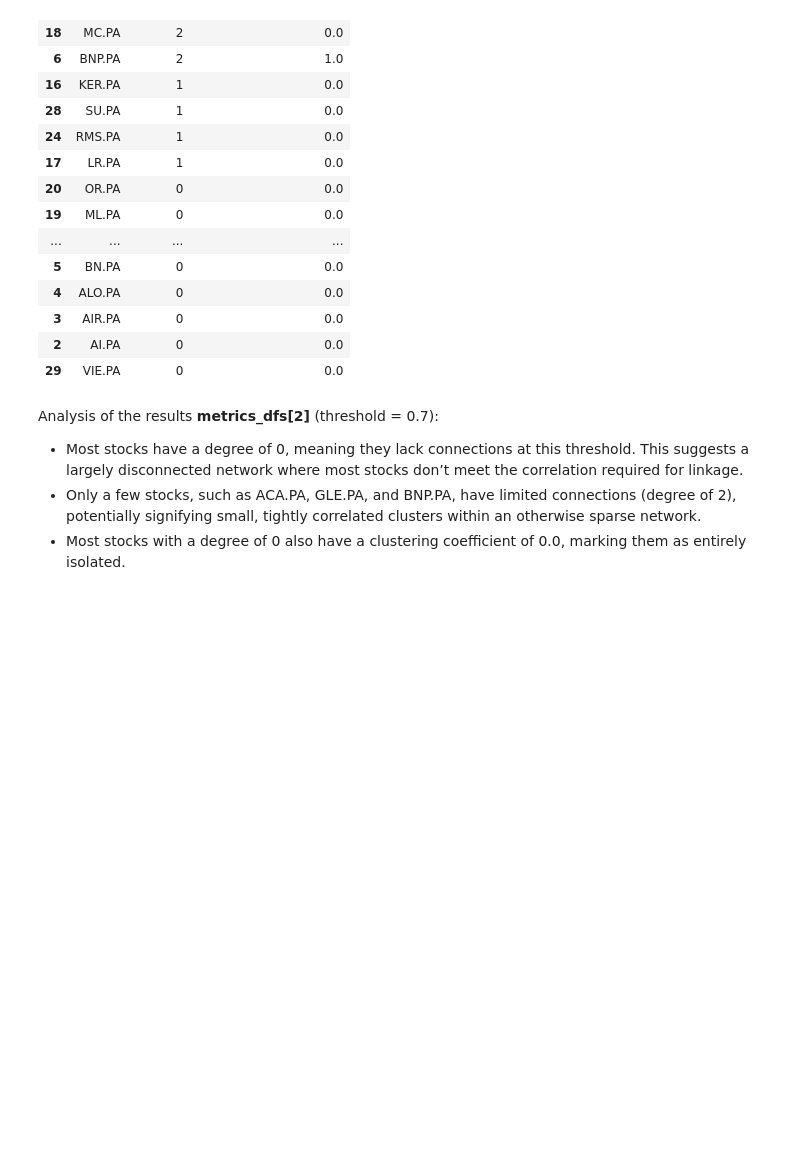
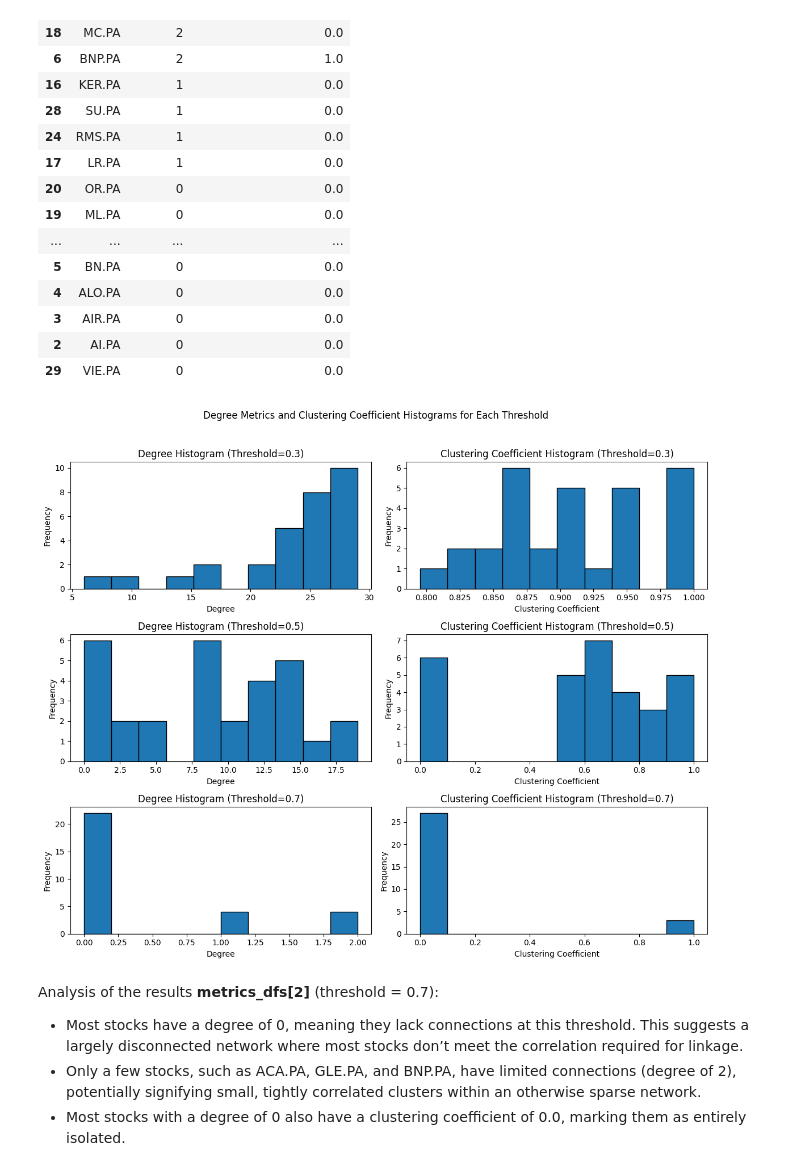
Before and after one commit to AntoineBuffandeau/Data_analysis_on_stocks, a Jupyter notebook: data_related_inn_fin.ipynb, the cells around one changed output. Cells and saved outputs as stored; diff of their text form; code cells hidden in the pictures; blank space fills up the shorter version.

```diff
--- a/data_related_inn_fin.ipynb
+++ b/data_related_inn_fin.ipynb
@@ -690,6 +690,27 @@ metrics_dfs[2][1]
 | 3 | AIR.PA | 0 | 0.0 |
 | 2 | AI.PA | 0 | 0.0 |
 | 29 | VIE.PA | 0 | 0.0 |
+# %%
+fig, axes = plt.subplots(len(metrics_dfs), 2, figsize=(12, 10))
+fig.suptitle("Degree Metrics and Clustering Coefficient Histograms for Each Threshold")
+
+for i, (threshold, metrics_df) in enumerate(metrics_dfs):
+    #Degree Histogram
+    axes[i, 0].hist(metrics_df['Degree'], bins=10, edgecolor='black')
+    axes[i, 0].set_title(f'Degree Histogram (Threshold={threshold})')
+    axes[i, 0].set_xlabel('Degree')
+    axes[i, 0].set_ylabel('Frequency')
+
+    #Clustering Coefficient Histogram
+    axes[i, 1].hist(metrics_df['Clustering Coefficient'], bins=10, edgecolor='black')
+    axes[i, 1].set_title(f'Clustering Coefficient Histogram (Threshold={threshold})')
+    axes[i, 1].set_xlabel('Clustering Coefficient')
+    axes[i, 1].set_ylabel('Frequency')
+
+plt.tight_layout(rect=[0, 0, 1, 0.96])
+plt.show()
+# %% [output]
+[figure, added]
 # %% [markdown]
 Analysis of the results <b>metrics_dfs[2]</b> (threshold = 0.7):
 - Most stocks have a degree of 0, meaning they lack connections at this threshold. This suggests a largely disconnected network where most stocks don’t meet the correlation required for linkage.
```
Also changed, not shown: parts of 6 cells of this notebook, 11 other files.
